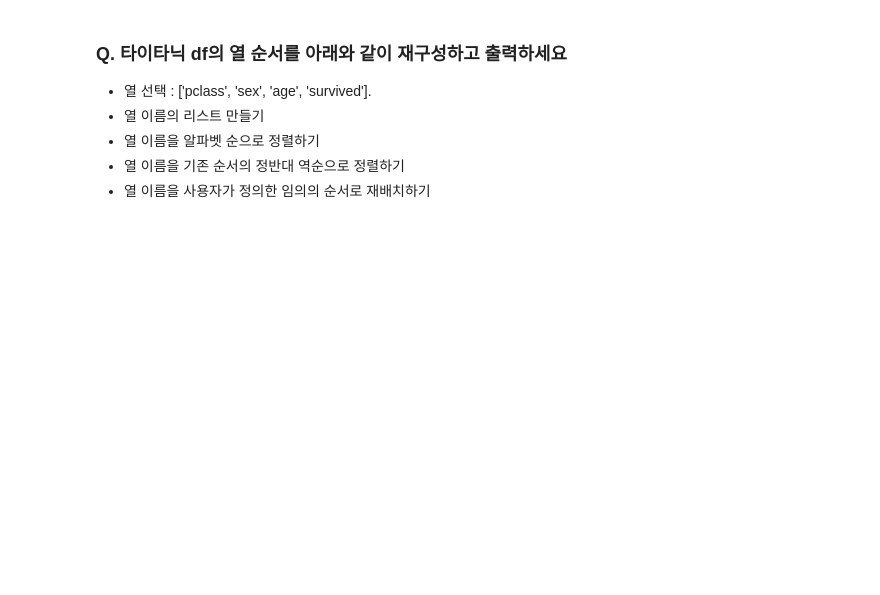
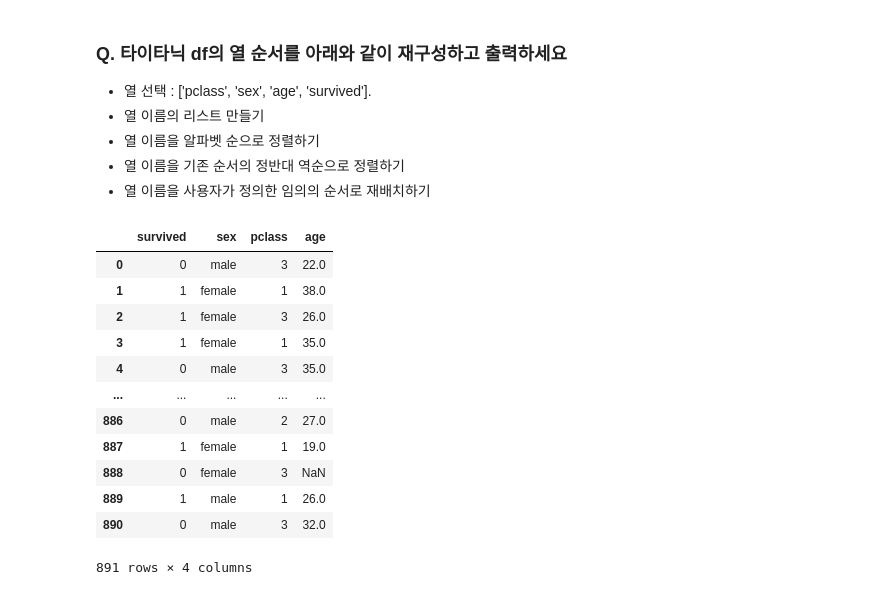
Before and after one commit to fish-ho/cakd5, a Jupyter notebook: m2_분석라이브러리활용/Pandas/pandas_과제_0114.ipynb, the cells around one changed output. Saved outputs shown, nothing was run; the diff lists cells and outputs as text; code cells hidden in the pictures; blank space fills up the shorter version.

```diff
--- a/m2_분석라이브러리활용/Pandas/pandas_과제_0114.ipynb
+++ b/m2_분석라이브러리활용/Pandas/pandas_과제_0114.ipynb
@@ -354,3 +375,37 @@ return_nan()
 * 열 이름을 알파벳 순으로 정렬하기
 * 열 이름을 기존 순서의 정반대 역순으로 정렬하기
 * 열 이름을 사용자가 정의한 임의의 순서로 재배치하기
+# %%
+import random
+df5=titanic.loc[:,['pclass', 'sex', 'age', 'survived']]
+col=list(df5.columns)
+col.sort()
+
+df6=pd.DataFrame(titanic,columns=col)
+df6
+
+col1=list(df5.columns)
+col1.reverse()
+df7=pd.DataFrame(titanic,columns=col1)
+df7
+
+col2=list(df5.columns)
+random.shuffle(col2)
+df8=pd.DataFrame(titanic,columns=col2)
+df8
+
+df5.reindex(columns=['survived','sex','pclass','age'])
+# %% [output]
+|  | survived | sex | pclass | age |
+| 0 | 0 | male | 3 | 22.0 |
+| 1 | 1 | female | 1 | 38.0 |
+| 2 | 1 | female | 3 | 26.0 |
+| 3 | 1 | female | 1 | 35.0 |
+| 4 | 0 | male | 3 | 35.0 |
+| ... | ... | ... | ... | ... |
+| 886 | 0 | male | 2 | 27.0 |
+| 887 | 1 | female | 1 | 19.0 |
+| 888 | 0 | female | 3 | NaN |
+| 889 | 1 | male | 1 | 26.0 |
+| 890 | 0 | male | 3 | 32.0 |
+891 rows × 4 columns
```
Also changed, not shown: parts of 2 cells of this notebook.
